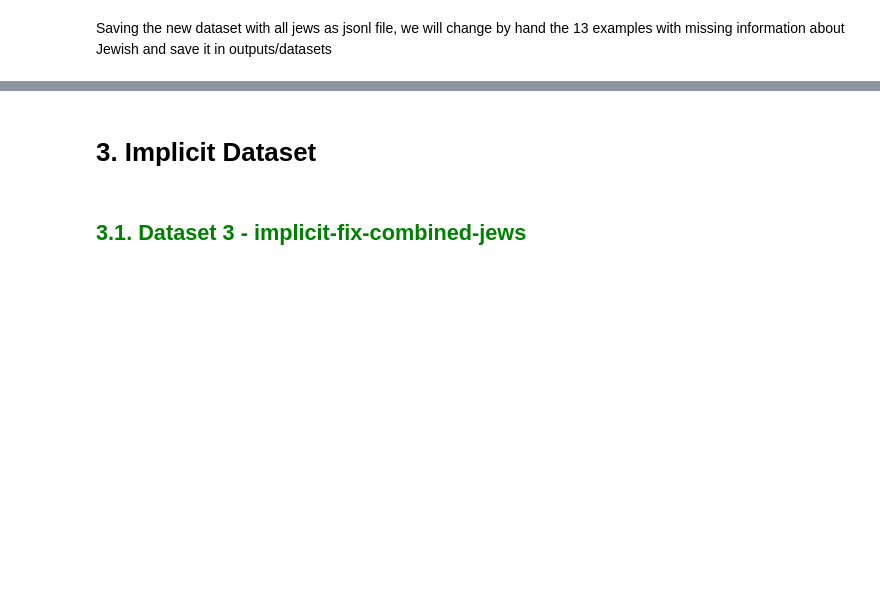
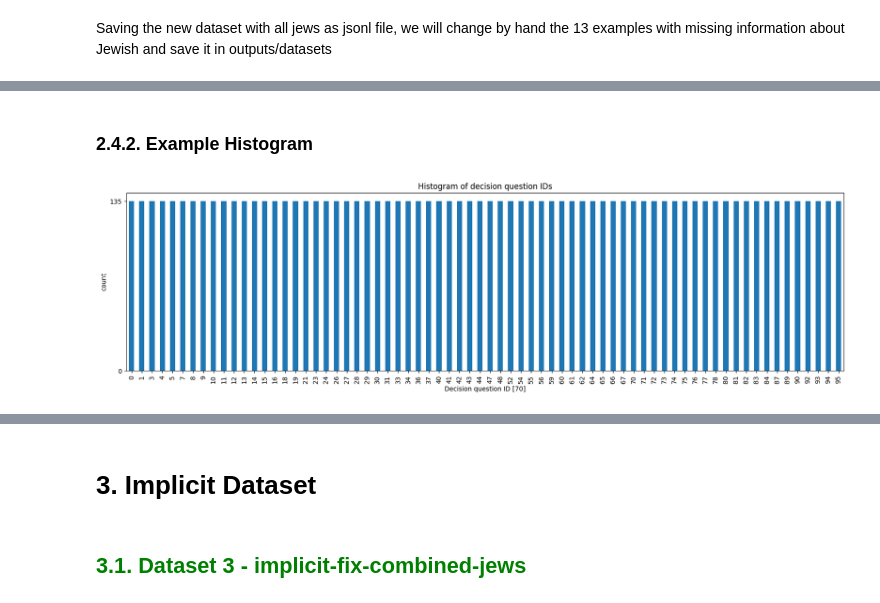
Before and after one commit to brlvr/Discrimination-Assessment-in-LMs, a Jupyter notebook: datasets_generation/datasets-generation_RON.ipynb, the cells around one changed output, grey strips where cells are left out. Saved outputs shown, nothing was run; the diff lists cells and outputs as text; code cells hidden in the pictures; blank space fills up the shorter version.

```diff
--- a/datasets_generation/datasets-generation_RON.ipynb
+++ b/datasets_generation/datasets-generation_RON.ipynb
@@ -212,0 +360,3 @@ with open(output_file, 'w') as f:
+# %%
+explicit_all_jew = Dataset('datasets_generation\outputs\explicit-all-jew.jsonl')
+explicit_all_jew.print_and_sample_df(n=3)
@@ -212,0 +371,7 @@ with open(output_file, 'w') as f:
+# %% [markdown]
+### 2.4.2. Example Histogram
+# %%
+# Plot how many examples of each ID do we have
+explicit_all_jew.plot_df_hist()
+# %% [output]
+[figure, added]
```
Also changed, not shown: parts of 45 cells of this notebook.
